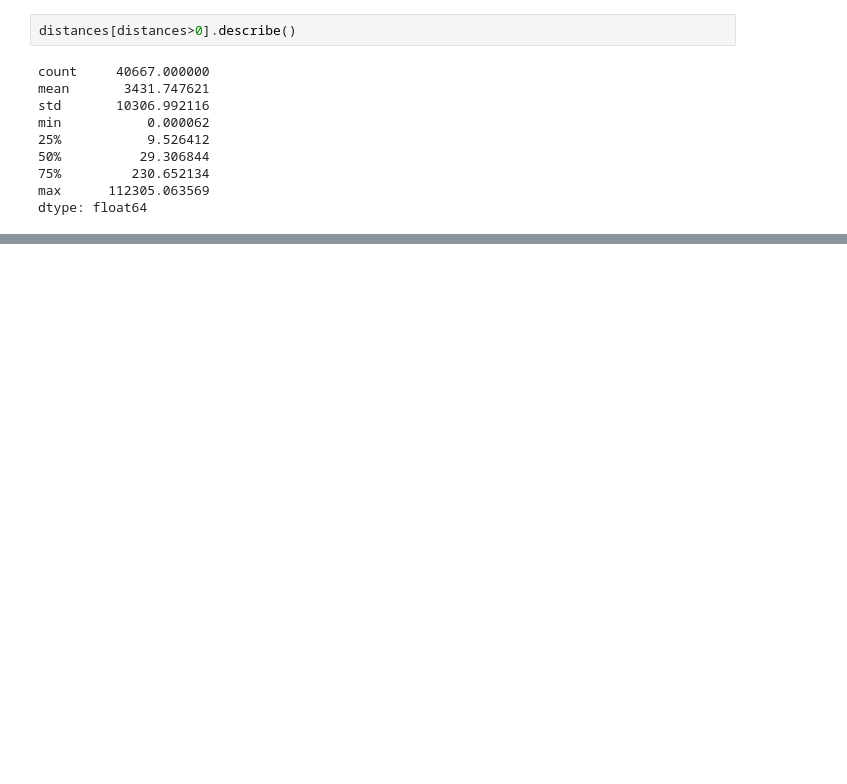
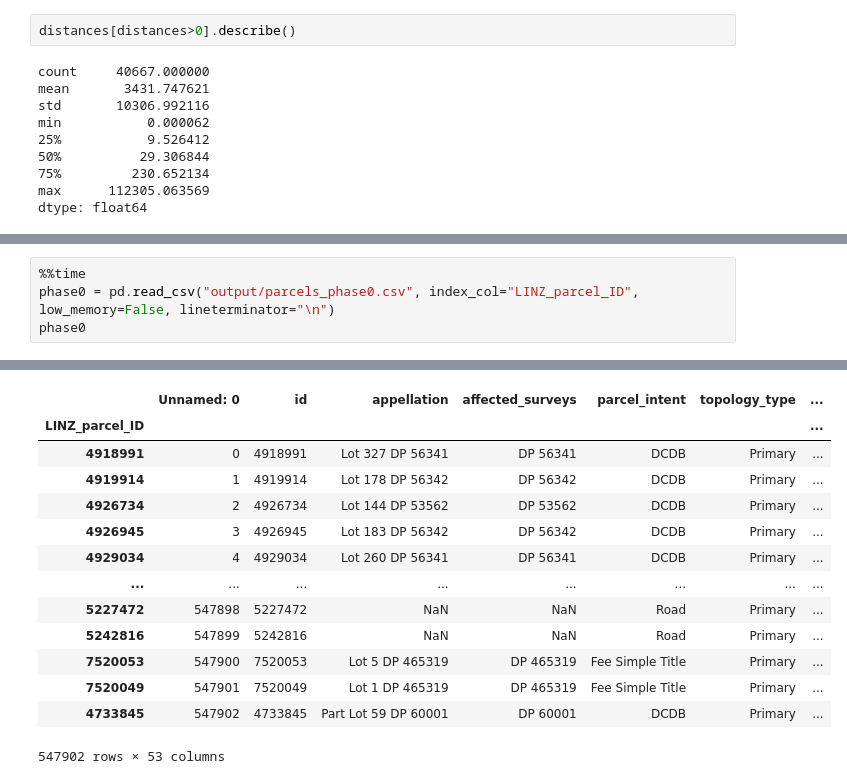
Before and after one commit to UoA-eResearch/auckland-housing, a Jupyter notebook: phase1.ipynb, the cells around one changed output, grey strips where cells are left out. Drawn from its saved outputs; the diff is of its cells as text; blank space fills up the shorter version.

```diff
--- a/phase1.ipynb
+++ b/phase1.ipynb
@@ -526,0 +583,5 @@ for i, sample in tqdm(ranged.iterrows(), total=len(ranged)):
+# %%
+%%time
+phase0 = pd.read_csv("output/parcels_phase0.csv", index_col="LINZ_parcel_ID", low_memory=False, lineterminator="\n")
+phase0
+# %% [output]
@@ -526,0 +590,14 @@ for i, sample in tqdm(ranged.iterrows(), total=len(ranged)):
+|  | Unnamed: 0 | id | appellation | affected_surveys | parcel_intent | topology_type | ... |
+| LINZ_parcel_ID |  |  |  |  |  |  | ... |
+| 4918991 | 0 | 4918991 | Lot 327 DP 56341 | DP 56341 | DCDB | Primary | ... |
+| 4919914 | 1 | 4919914 | Lot 178 DP 56342 | DP 56342 | DCDB | Primary | ... |
+| 4926734 | 2 | 4926734 | Lot 144 DP 53562 | DP 53562 | DCDB | Primary | ... |
+| 4926945 | 3 | 4926945 | Lot 183 DP 56342 | DP 56342 | DCDB | Primary | ... |
+| 4929034 | 4 | 4929034 | Lot 260 DP 56341 | DP 56341 | DCDB | Primary | ... |
+| ... | ... | ... | ... | ... | ... | ... | ... |
+| 5227472 | 547898 | 5227472 | NaN | NaN | Road | Primary | ... |
+| 5242816 | 547899 | 5242816 | NaN | NaN | Road | Primary | ... |
+| 7520053 | 547900 | 7520053 | Lot 5 DP 465319 | DP 465319 | Fee Simple Title | Primary | ... |
+| 7520049 | 547901 | 7520049 | Lot 1 DP 465319 | DP 465319 | Fee Simple Title | Primary | ... |
+| 4733845 | 547902 | 4733845 | Part Lot 59 DP 60001 | DP 60001 | DCDB | Primary | ... |
+547902 rows × 53 columns
```
Also changed, not shown: parts of 38 cells of this notebook, 1 other file.
